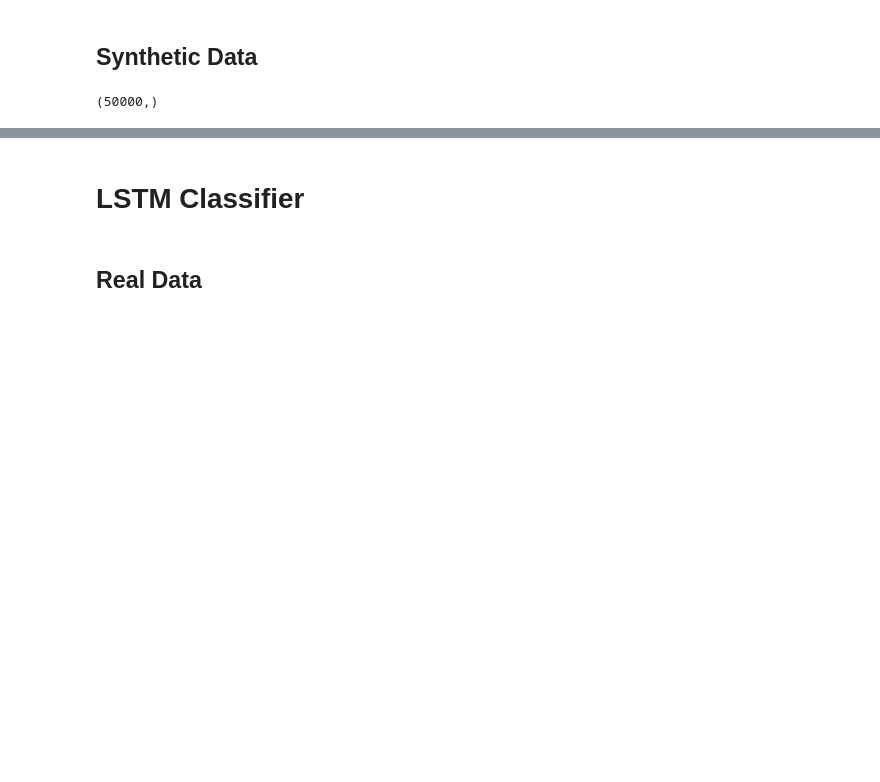
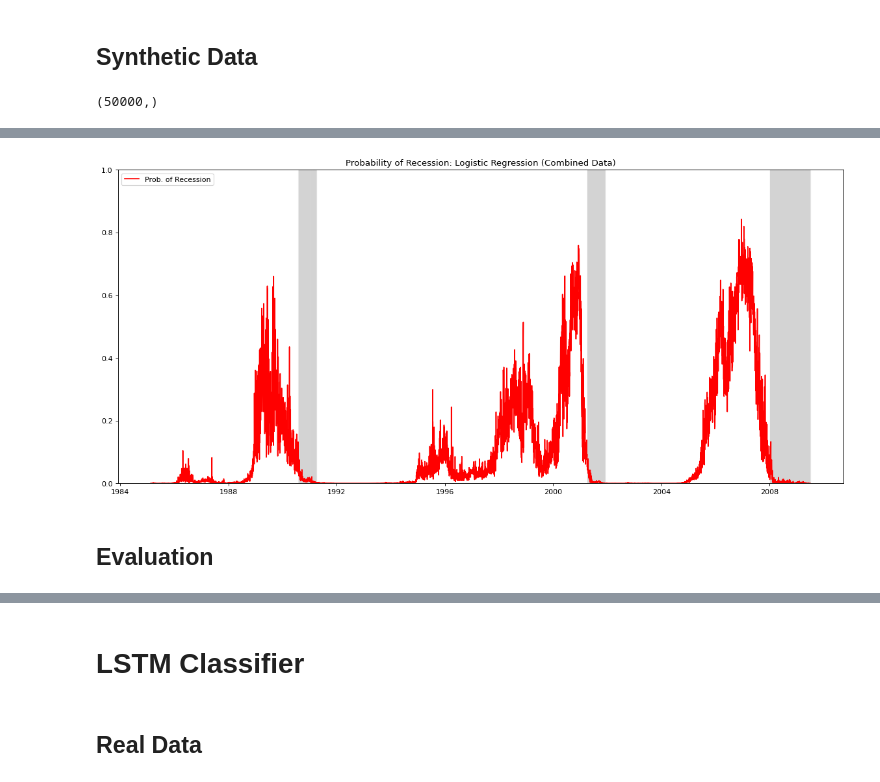
Before and after one commit to sdannels/synthetic_time_series_forecasting, a Jupyter notebook: synthetic_recession_classifier.ipynb, the cells around one changed output, grey strips where cells are left out. Saved outputs shown, nothing was run; the diff lists cells and outputs as text; code cells hidden in the pictures; blank space fills up the shorter version.

```diff
--- a/synthetic_recession_classifier.ipynb
+++ b/synthetic_recession_classifier.ipynb
@@ -205,0 +243,9 @@ plot_recession_prob(logit_synth_prob_recession, 'Probability of Recession: Logis
+# %%
+# predict on test data
+logit_comb_prob_recession = pd.Series(logit_comb_model.predict_proba(test_x_logit)[:, 1])
+logit_comb_preds = (logit_comb_model.predict_proba(test_x_logit)[:, 1] >= thresh)
+
+# plot results
+plot_recession_prob(logit_comb_prob_recession, 'Probability of Recession: Logistic Regression (Combined Data)')
+# %% [output]
+[figure, added]
@@ -205,0 +255,2 @@ plot_recession_prob(logit_synth_prob_recession, 'Probability of Recession: Logis
+# %% [markdown]
+## Evaluation
```
Also changed, not shown: parts of 30 cells of this notebook.
